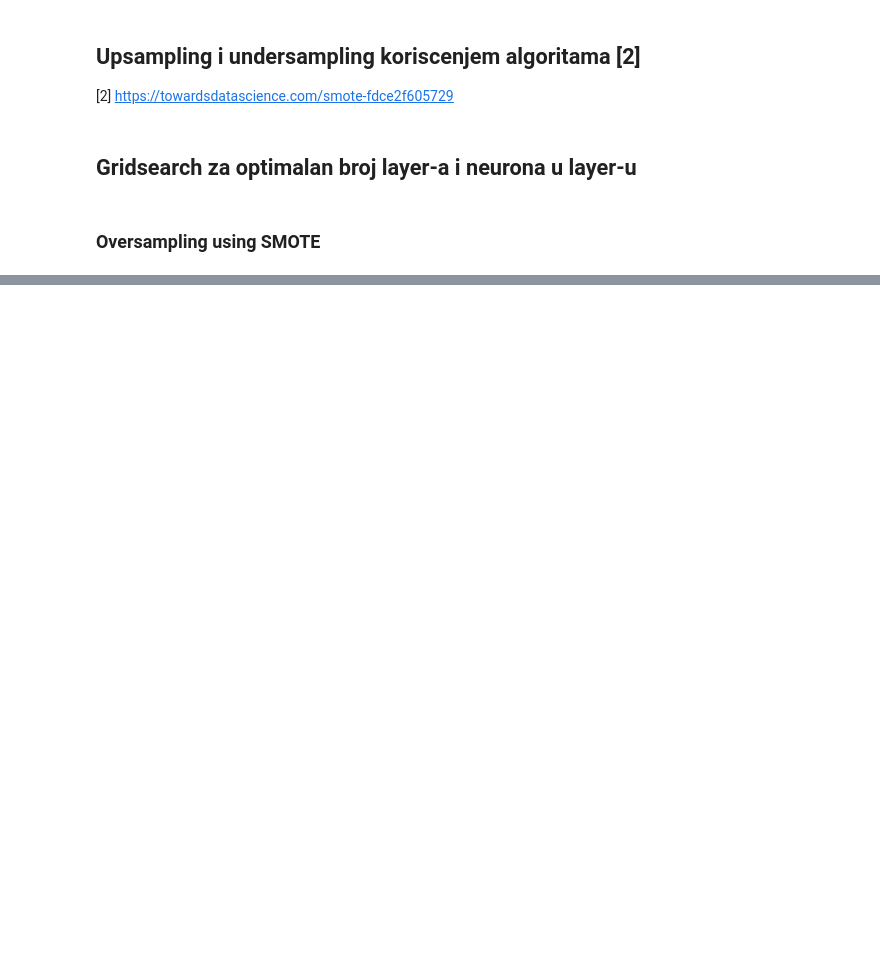
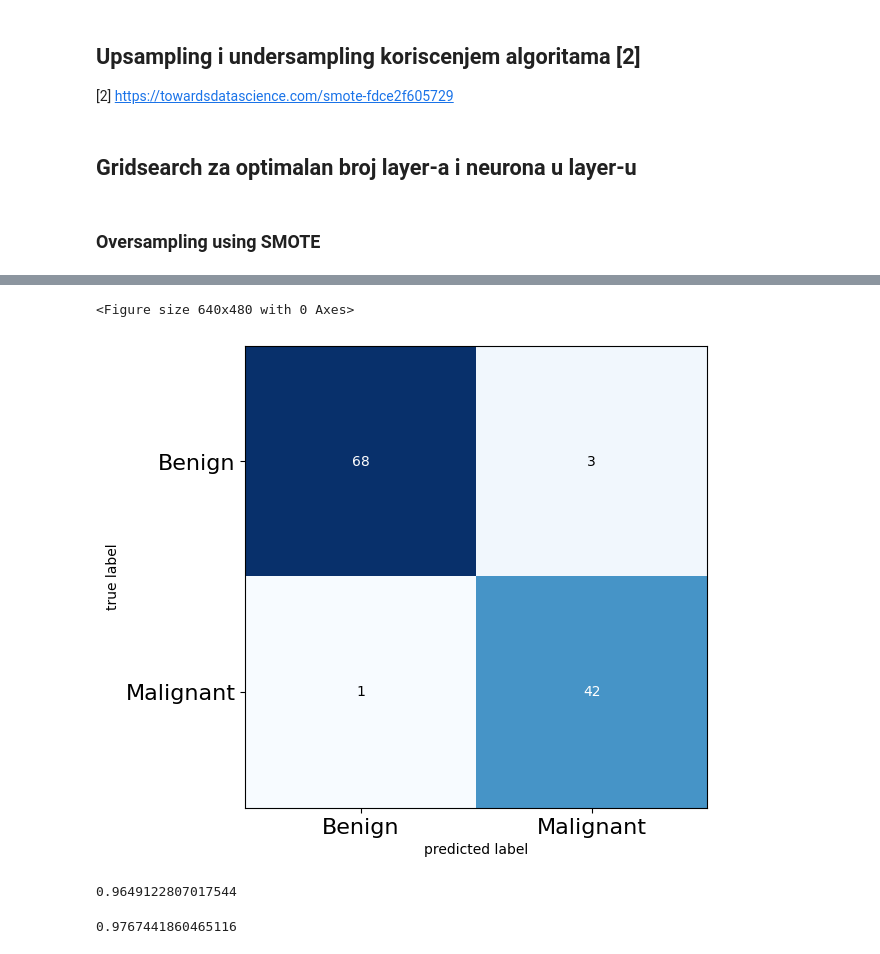
Before and after one commit to nikolavukotic/MachineLearning-ANNs, a Jupyter notebook: breast-cancer-classification-anns.ipynb, the cells around one changed output, grey strips where cells are left out. Drawn from its saved outputs; the diff is of its cells as text; code cells hidden in the pictures; blank space fills up the shorter version.

```diff
--- a/breast-cancer-classification-anns.ipynb
+++ b/breast-cancer-classification-anns.ipynb
@@ -1377,0 +1439,4 @@ weighted avg       0.96      0.96      0.96       114
+# %%
+y_pred2_rmsprop_oversampled = get_pred_labels(ann2_rmsprop_oversampled, X_test)
+show_conf_matrix(y_pred2_rmsprop_oversampled)
+# %% [output]
@@ -1377,0 +1444,12 @@ weighted avg       0.96      0.96      0.96       114
+<Figure size 640x480 with 0 Axes>
+[figure, added]
+# %%
+acc2_rmsprop_oversampled = accuracy_score(y_test.astype(int), y_pred2_rmsprop_oversampled.astype(int))
+acc2_rmsprop_oversampled
+# %% [output]
+0.9649122807017544
+# %%
+recall2_rmsprop_oversampled = recall_score(y_test.astype(int), y_pred2_rmsprop_oversampled.astype(int))
+recall2_rmsprop_oversampled
+# %% [output]
+0.9767441860465116
```
Also changed, not shown: parts of 103 cells of this notebook.
